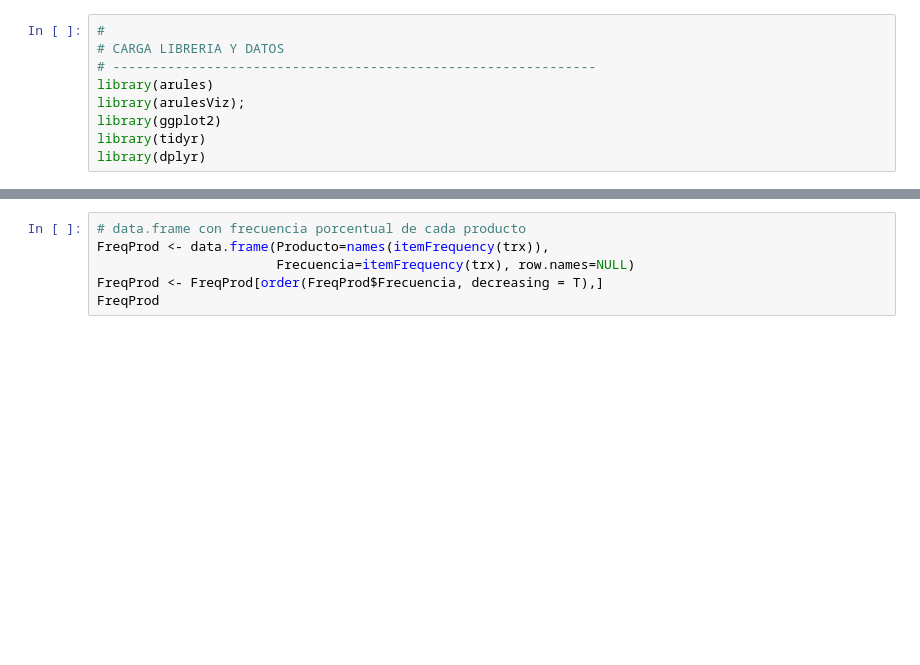
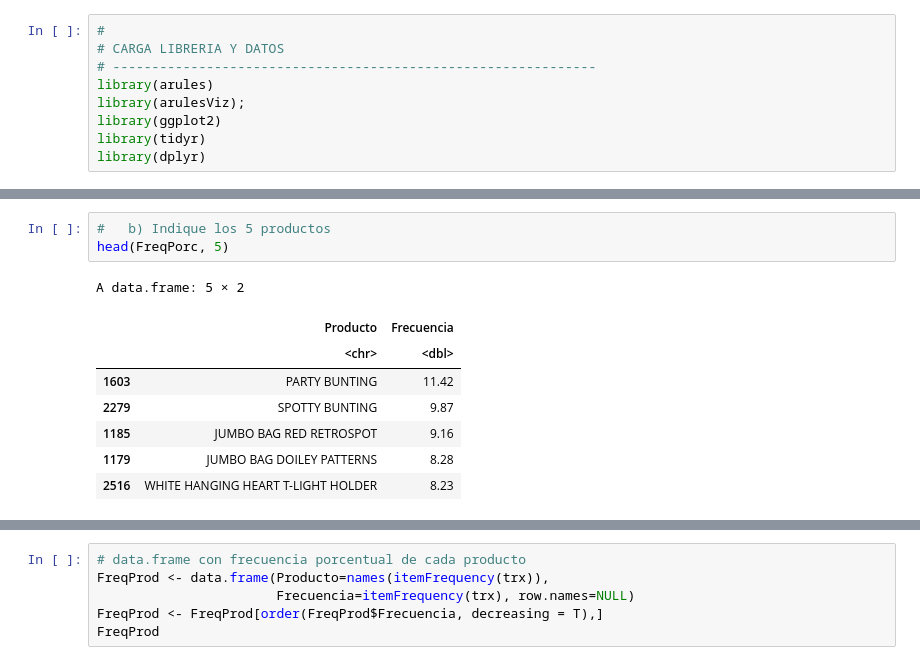
Before and after one commit to AdrianPaEs/TIO, a Jupyter notebook: P2/Practica_Colab.ipynb, the cells around one changed output, grey strips where cells are left out. Cells and saved outputs as stored; diff of their text form; blank space fills up the shorter version.

```diff
--- a/P2/Practica_Colab.ipynb
+++ b/P2/Practica_Colab.ipynb
@@ -41,3 +155,15 @@ reglas <- apriori(trx, parameter=list(support=0.01, confidence = 0.01))
+# %%
+#   b) Indique los 5 productos
+head(FreqPorc, 5)
+# %% [output]
+A data.frame: 5 × 2
+|  | Producto | Frecuencia |
+|  | <chr> | <dbl> |
+| 1603 | PARTY BUNTING | 11.42 |
+| 2279 | SPOTTY BUNTING | 9.87 |
+| 1185 | JUMBO BAG RED RETROSPOT | 9.16 |
+| 1179 | JUMBO BAG DOILEY PATTERNS | 8.28 |
+| 2516 | WHITE HANGING HEART T-LIGHT HOLDER | 8.23 |
 # %%
 # PRINT
 # --------------------------------------------------------------
```
Also changed, not shown: parts of 9 cells of this notebook.
